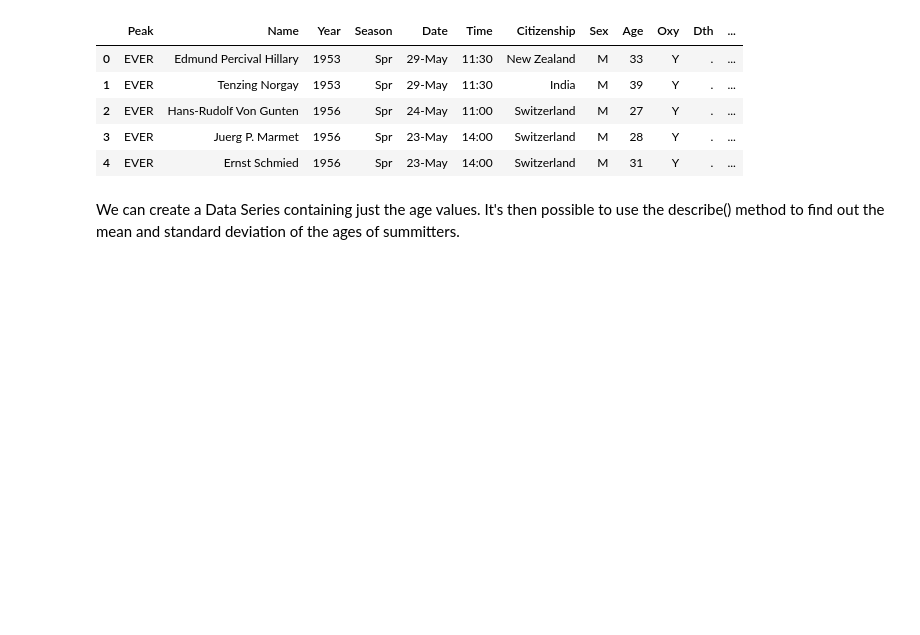
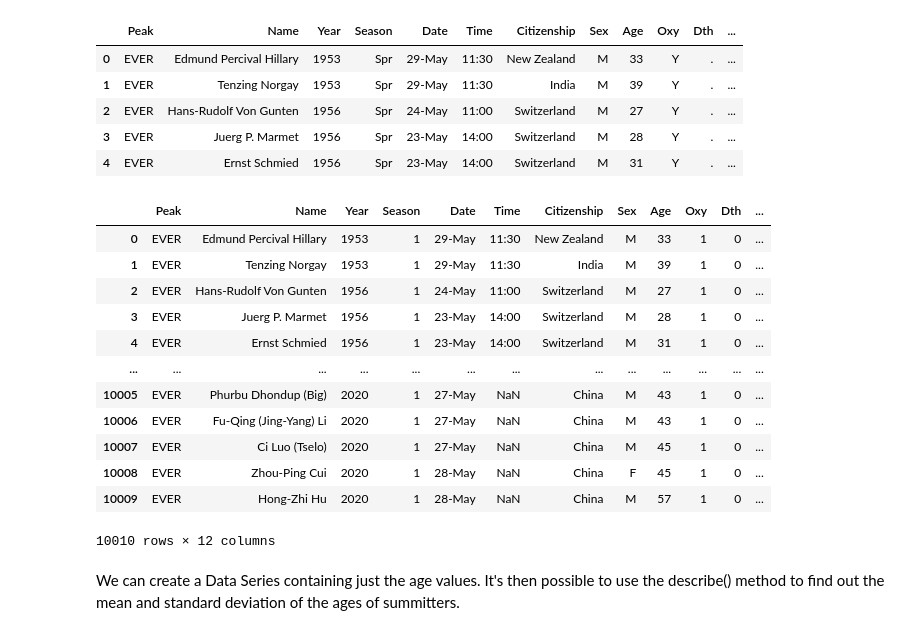
Before and after one commit to dreapadoir/PfDA_Project, a Jupyter notebook: Everest.ipynb, the cells around one changed output. Drawn from its saved outputs; the diff is of its cells as text; code cells hidden in the pictures; blank space fills up the shorter version.

```diff
--- a/Everest.ipynb
+++ b/Everest.ipynb
@@ -27,6 +28,23 @@ df.head()
 | 2 | EVER | Hans-Rudolf Von Gunten | 1956 | Spr | 24-May | 11:00 | Switzerland | M | 27 | Y | . | ... |
 | 3 | EVER | Juerg P. Marmet | 1956 | Spr | 23-May | 14:00 | Switzerland | M | 28 | Y | . | ... |
 | 4 | EVER | Ernst Schmied | 1956 | Spr | 23-May | 14:00 | Switzerland | M | 31 | Y | . | ... |
+# %%
+dfml = df.replace(['Spr', 'Sum', 'Aut', 'Win', 'Y', 'No', '.'], [1, 2, 3, 4, 1, 0, 0])
+dfml
+# %% [output]
+|  | Peak | Name | Year | Season | Date | Time | Citizenship | Sex | Age | Oxy | Dth | ... |
+| 0 | EVER | Edmund Percival Hillary | 1953 | 1 | 29-May | 11:30 | New Zealand | M | 33 | 1 | 0 | ... |
+| 1 | EVER | Tenzing Norgay | 1953 | 1 | 29-May | 11:30 | India | M | 39 | 1 | 0 | ... |
+| 2 | EVER | Hans-Rudolf Von Gunten | 1956 | 1 | 24-May | 11:00 | Switzerland | M | 27 | 1 | 0 | ... |
+| 3 | EVER | Juerg P. Marmet | 1956 | 1 | 23-May | 14:00 | Switzerland | M | 28 | 1 | 0 | ... |
+| 4 | EVER | Ernst Schmied | 1956 | 1 | 23-May | 14:00 | Switzerland | M | 31 | 1 | 0 | ... |
+| ... | ... | ... | ... | ... | ... | ... | ... | ... | ... | ... | ... | ... |
+| 10005 | EVER | Phurbu Dhondup (Big) | 2020 | 1 | 27-May | NaN | China | M | 43 | 1 | 0 | ... |
+| 10006 | EVER | Fu-Qing (Jing-Yang) Li | 2020 | 1 | 27-May | NaN | China | M | 43 | 1 | 0 | ... |
+| 10007 | EVER | Ci Luo (Tselo) | 2020 | 1 | 27-May | NaN | China | M | 45 | 1 | 0 | ... |
+| 10008 | EVER | Zhou-Ping Cui | 2020 | 1 | 28-May | NaN | China | F | 45 | 1 | 0 | ... |
+| 10009 | EVER | Hong-Zhi Hu | 2020 | 1 | 28-May | NaN | China | M | 57 | 1 | 0 | ... |
+10010 rows × 12 columns
 # %% [markdown]
 We can create a Data Series containing just the age values. It's then possible to use the describe() method to find out the mean and standard deviation of the ages of summitters.
 # %%
```
Also changed, not shown: parts of 17 cells of this notebook.
